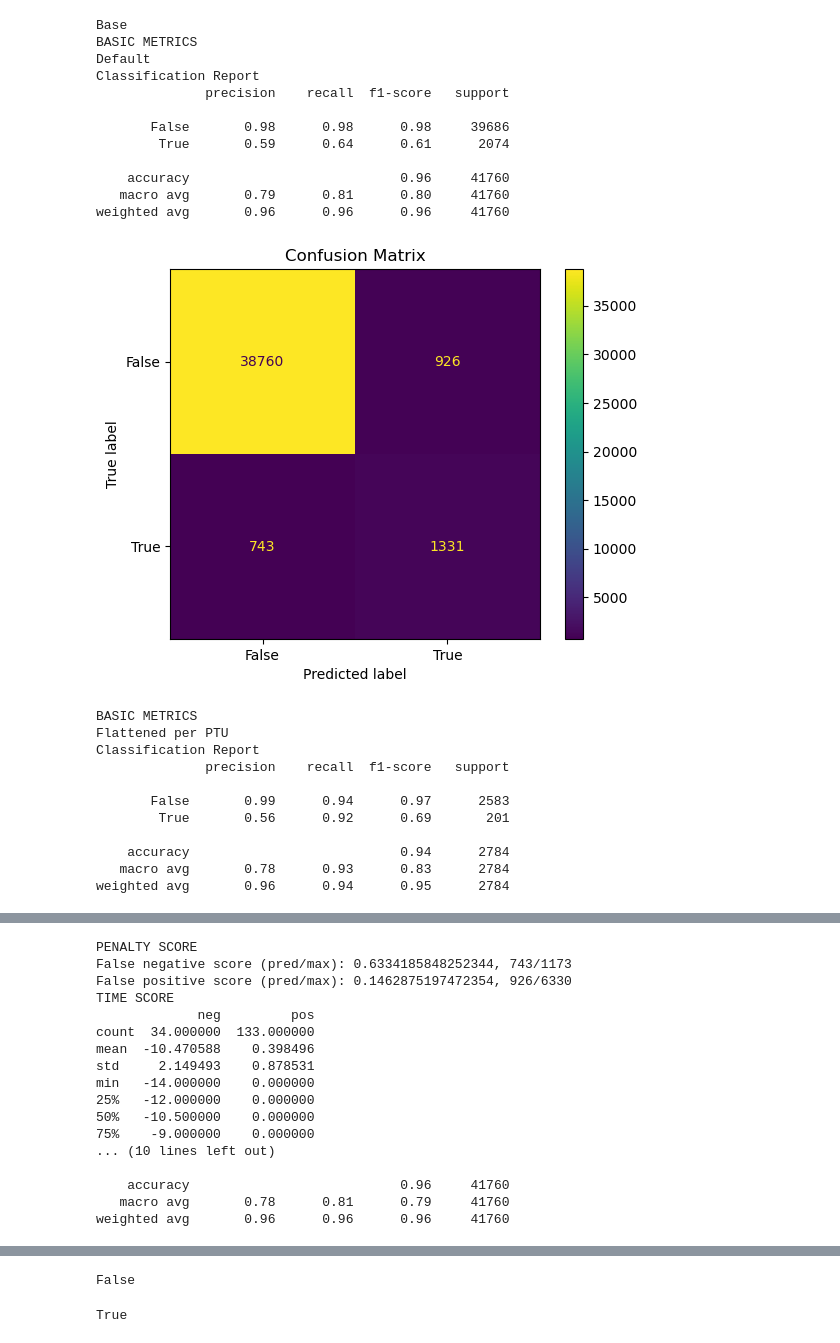
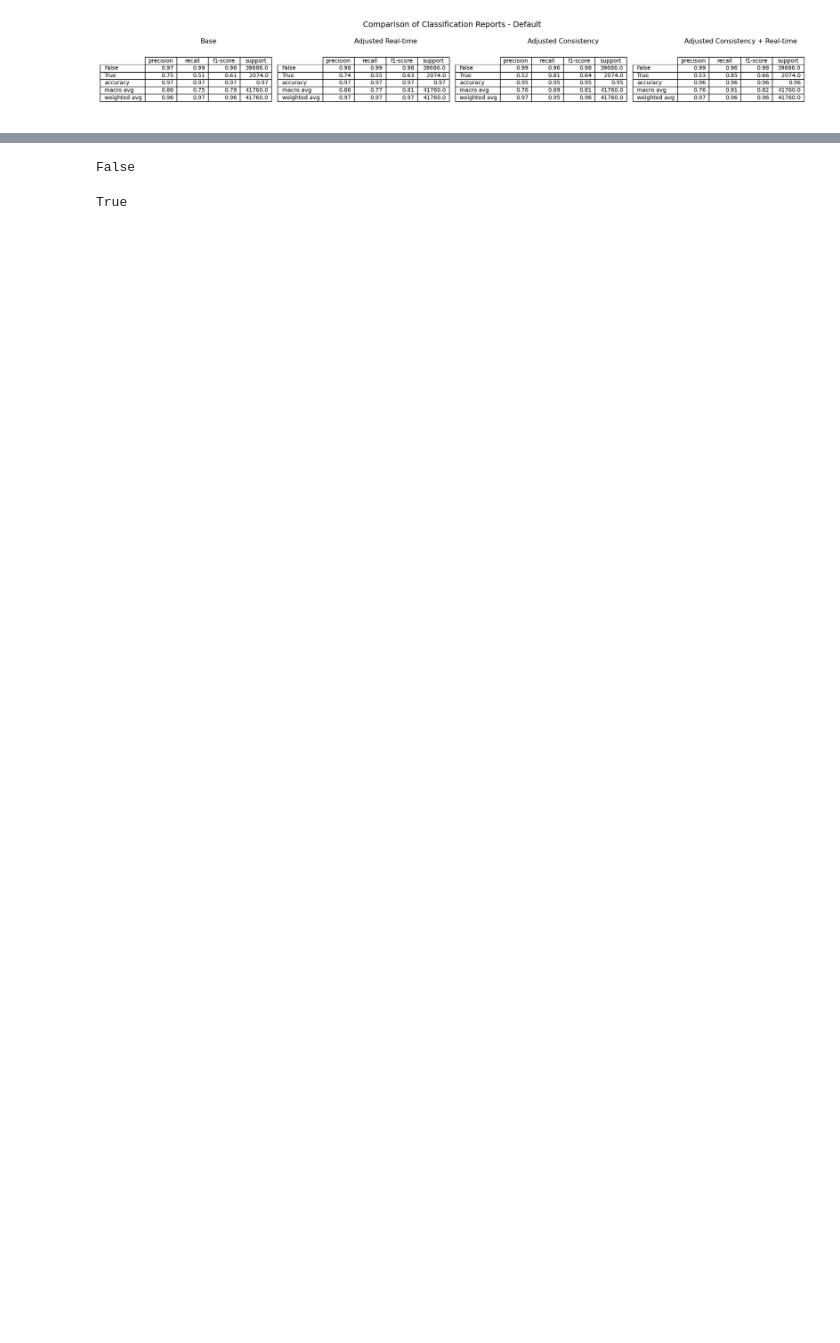
Before and after one commit to SmallNub/tweedejaars_project, a Jupyter notebook: notebooks/test.ipynb, the cells around one changed output, grey strips where cells are left out. Drawn from its saved outputs; the diff is of its cells as text; code cells hidden in the pictures; blank space fills up the shorter version.

Commit message:
metrics

```diff
--- a/notebooks/test.ipynb
+++ b/notebooks/test.ipynb
@@ -25,57 +23,34 @@ features = [
     'time_since_last_two_sided',
     'two_sided_daily_count',
     'PTU',
     'naive_strategy_action',
     'forecast_wind',
     'forecast_solar',
     'forecast_demand',
     'target_two_sided_ptu_realtime'
 ]
 splits = get_splits(df, features, return_dict_pair=False)
-m = RandomForestClassifier(n_estimators=50)
-# m = HistGradientBoostingRegressor(loss='poisson', l2_regularization=4)
+# m = RandomForestClassifier(n_estimators=50)
+m = HistGradientBoostingRegressor(loss='poisson', l2_regularization=4)
 m.fit(splits['train'][0], splits['train'][1])
 p = m.predict(splits['valid'][0])
 # print(pd.Series(p).describe())
-# p = p > 0.5
+p = p > 0.5
 p = pd.Series(p, dtype=bool)
 show_metrics_adjusted(splits['valid'][3], splits['valid'][1], p, splits['valid'][2])
 
 
 # show_basic_metrics(splits['valid'][1], p, splits['valid'][2], False)
 # show_real_penalty_score(splits['valid'][0], splits['valid'][1], p, splits['valid'][2])
 # show_time_diff_score(splits['valid'][0], p, splits['valid'][2])
 
 
 temp = df[110000:] # 110240 target is false maar is wel twoside
 # False negative score (pred/max): 0.7635705669481303, 633/829
 # False positive score (pred/max): 0.0851063829787234, 568/6674
 # False negative score (pred/max): 0.6223358908780904, 730/1173
 # False positive score (pred/max): 0.1622432859399684, 1027/6330
 # split target and two side
 # only check ptu start with neg or naive=true, for train or metric
 # %% [output]
-Base
-BASIC METRICS
-Default
-Classification Report
-              precision    recall  f1-score   support
-
-       False       0.98      0.98      0.98     39686
-        True       0.59      0.64      0.61      2074
-
-    accuracy                           0.96     41760
-   macro avg       0.79      0.81      0.80     41760
-weighted avg       0.96      0.96      0.96     41760
-[figure, old version]
+[figure, new version]
-BASIC METRICS
-Flattened per PTU
-Classification Report
-              precision    recall  f1-score   support
-
-       False       0.99      0.94      0.97      2583
-        True       0.56      0.92      0.69       201
-
-    accuracy                           0.94      2784
-   macro avg       0.78      0.93      0.83      2784
-weighted avg       0.96      0.94      0.95      2784
@@ -83,17 +57,0 @@ weighted avg       0.96      0.94      0.95      2784
-PENALTY SCORE
-False negative score (pred/max): 0.6334185848252344, 743/1173
-False positive score (pred/max): 0.1462875197472354, 926/6330
-TIME SCORE
-             neg         pos
-count  34.000000  133.000000
-mean  -10.470588    0.398496
-std     2.149493    0.878531
-min   -14.000000    0.000000
-25%   -12.000000    0.000000
-50%   -10.500000    0.000000
-75%    -9.000000    0.000000
-... (10 lines left out)
-
-    accuracy                           0.96     41760
-   macro avg       0.78      0.81      0.79     41760
-weighted avg       0.96      0.96      0.96     41760
```
Also changed, not shown: parts of 2 cells of this notebook, 7 other files.
